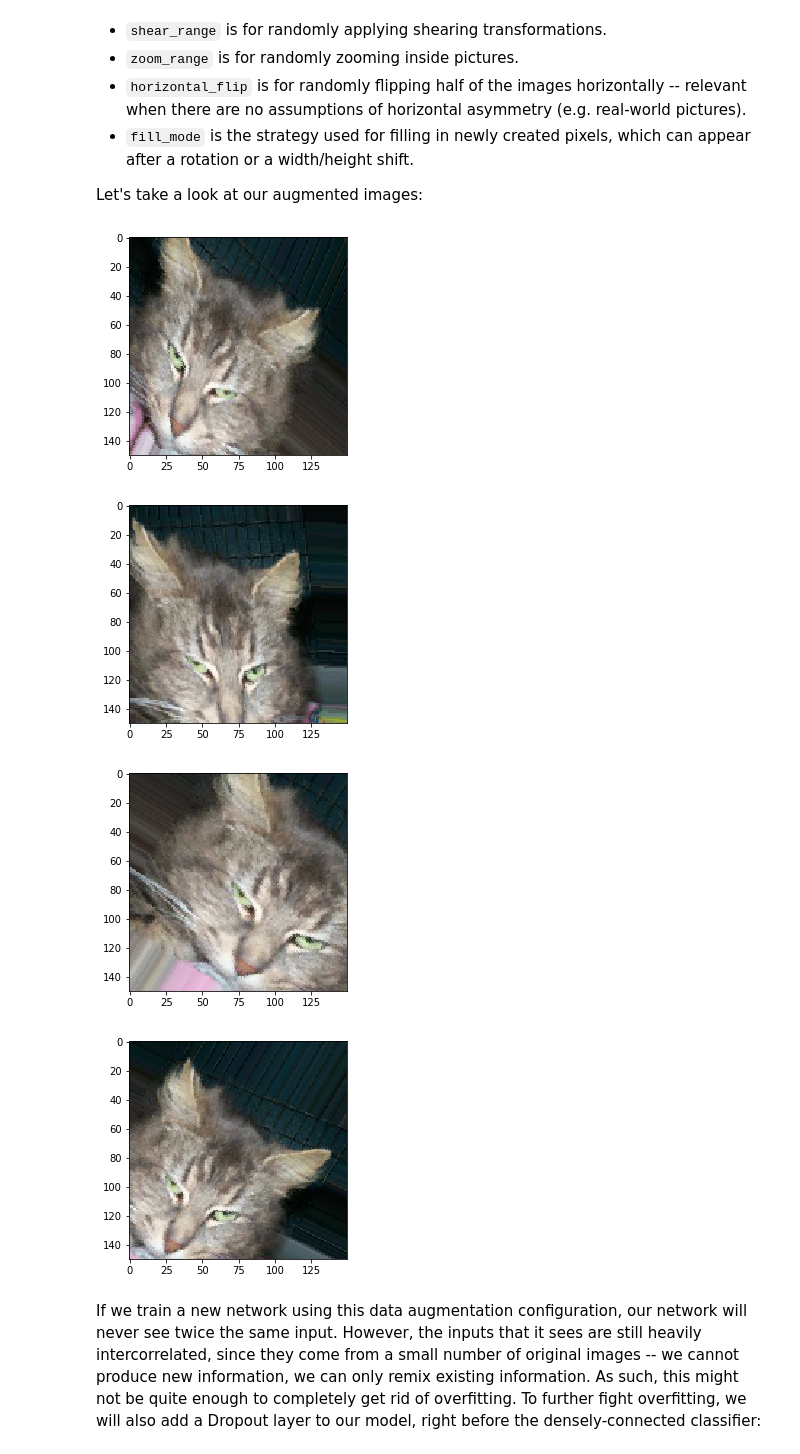
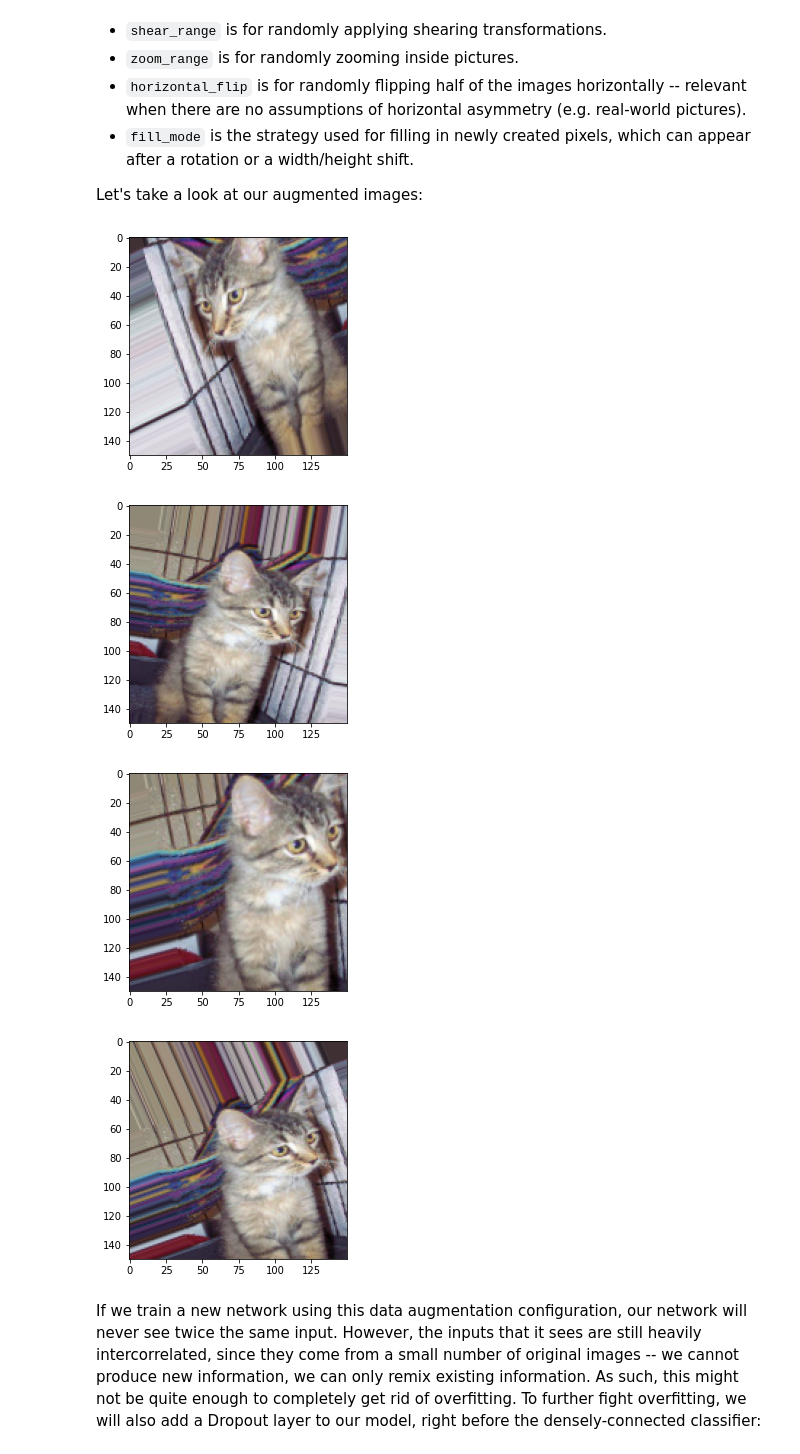
Before and after one commit to sagar-singh20/deep-learning-with-python-notebooks, a Jupyter notebook: 5.2-using-convnets-with-small-datasets.ipynb, the cells around one changed output. Drawn from its saved outputs; the diff is of its cells as text; code cells hidden in the pictures.

```diff
--- a/5.2-using-convnets-with-small-datasets.ipynb
+++ b/5.2-using-convnets-with-small-datasets.ipynb
@@ -433,38 +328,36 @@ asymmetry (e.g. real-world pictures).
 Let's take a look at our augmented images:
 # %%
 # This is module with image preprocessing utilities
-from keras.preprocessing import image
-
-fnames = [os.path.join(train_cats_dir, fname) for fname in os.listdir(train_cats_dir)]
+from tensorflow.keras.preprocessing import image
 
 # We pick one image to "augment"
-img_path = fnames[3]
+img_path = 'cats_and_dogs_filtered/train/cats/cat.2.jpg'
 
 # Read the image and resize it
 img = image.load_img(img_path, target_size=(150, 150))
 
 # Convert it to a Numpy array with shape (150, 150, 3)
 x = image.img_to_array(img)
 
 # Reshape it to (1, 150, 150, 3)
 x = x.reshape((1,) + x.shape)
 
 # The .flow() command below generates batches of randomly transformed images.
 # It will loop indefinitely, so we need to `break` the loop at some point!
 i = 0
 for batch in datagen.flow(x, batch_size=1):
     plt.figure(i)
     imgplot = plt.imshow(image.array_to_img(batch[0]))
     i += 1
     if i % 4 == 0:
         break
 
 plt.show()
 # %% [output]
-[figure, old version]
+[figure, new version]
-[figure, old version]
+[figure, new version]
-[figure, old version]
+[figure, new version]
-[figure, old version]
+[figure, new version]
 # %% [markdown]
 If we train a new network using this data augmentation configuration, our network will never see twice the same input. However, the inputs
 that it sees are still heavily intercorrelated, since they come from a small number of original images -- we cannot produce new information,
```
Also changed, not shown: parts of 19 cells of this notebook.
